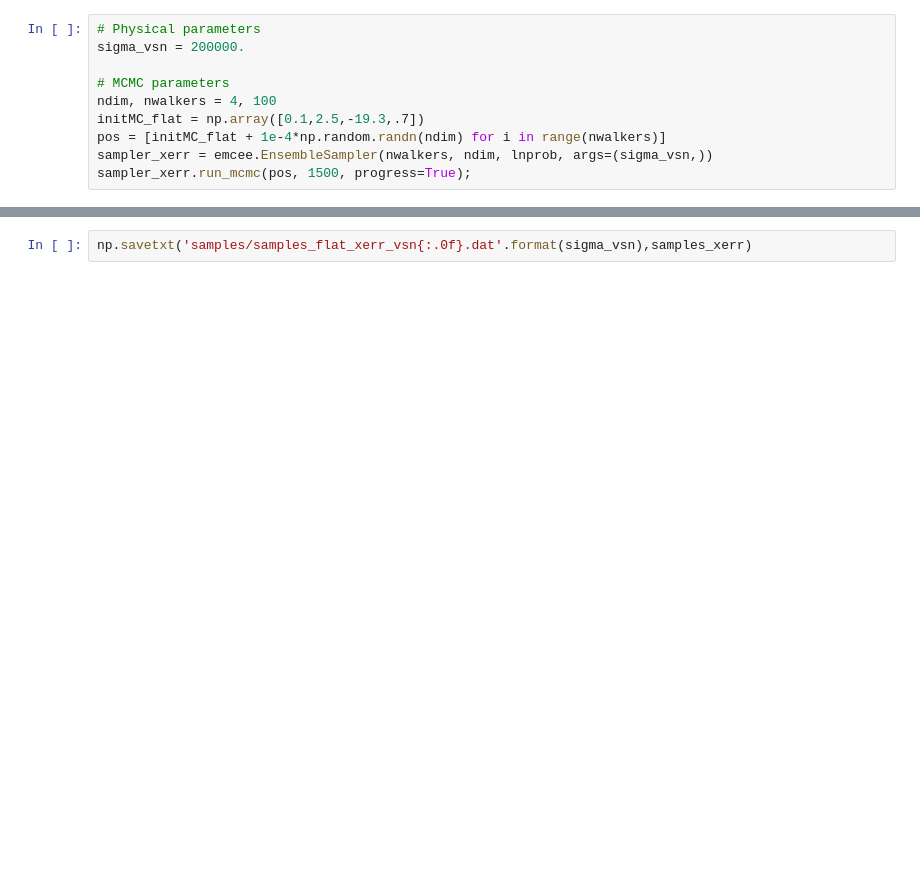
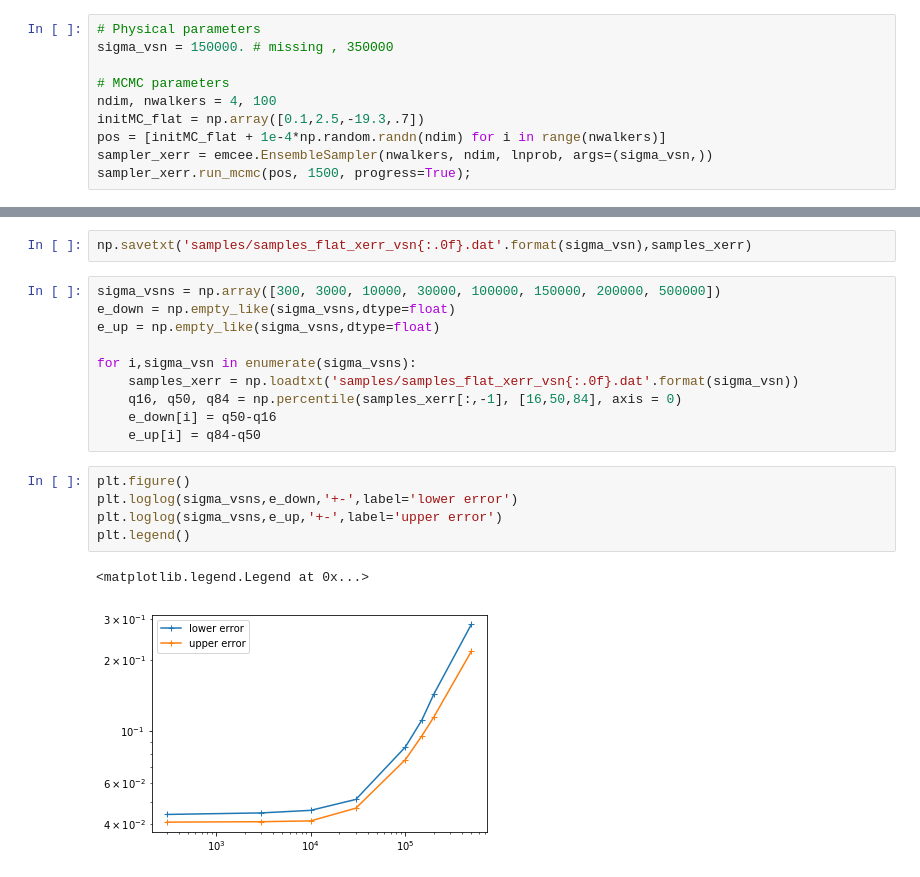
Before and after one commit to OriolAbril/cosmology, a Jupyter notebook: project.ipynb, the cells around one changed output, grey strips where cells are left out. Drawn from its saved outputs; the diff is of its cells as text; blank space fills up the shorter version.

```diff
--- a/project.ipynb
+++ b/project.ipynb
@@ -681,7 +681,7 @@ def lnprob(theta,sigma_vsn):
     return lp - chi2_sys_flatLCDM_xerr(theta,sigma_vsn=sigma_vsn)
 # %%
 # Physical parameters
-sigma_vsn = 200000.
+sigma_vsn = 150000. # missing , 350000
 
 # MCMC parameters
 ndim, nwalkers = 4, 100
@@ -697,2 +699,20 @@ fig = corner.corner(samples_xerr, labels=[r"$\alpha$", r"$\beta$", r"$M_b$", r"$
 # %%
 np.savetxt('samples/samples_flat_xerr_vsn{:.0f}.dat'.format(sigma_vsn),samples_xerr)
+# %%
+sigma_vsns = np.array([300, 3000, 10000, 30000, 100000, 150000, 200000, 500000])
+e_down = np.empty_like(sigma_vsns,dtype=float)
+e_up = np.empty_like(sigma_vsns,dtype=float)
+
+for i,sigma_vsn in enumerate(sigma_vsns):
+    samples_xerr = np.loadtxt('samples/samples_flat_xerr_vsn{:.0f}.dat'.format(sigma_vsn))
+    q16, q50, q84 = np.percentile(samples_xerr[:,-1], [16,50,84], axis = 0)
+    e_down[i] = q50-q16
+    e_up[i] = q84-q50
+# %%
+plt.figure()
+plt.loglog(sigma_vsns,e_down,'+-',label='lower error')
+plt.loglog(sigma_vsns,e_up,'+-',label='upper error')
+plt.legend()
+# %% [output]
+<matplotlib.legend.Legend at 0x...>
+[figure, added]
```
Also changed, not shown: parts of 6 cells of this notebook, 4 other files.
